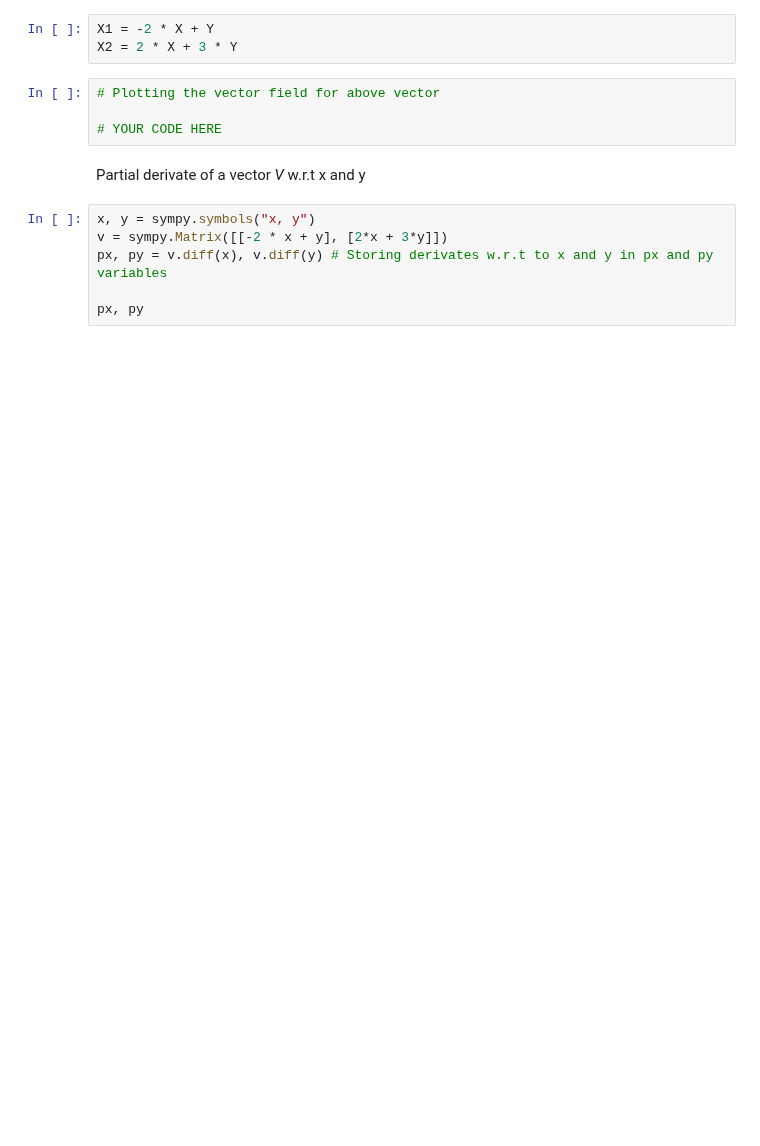
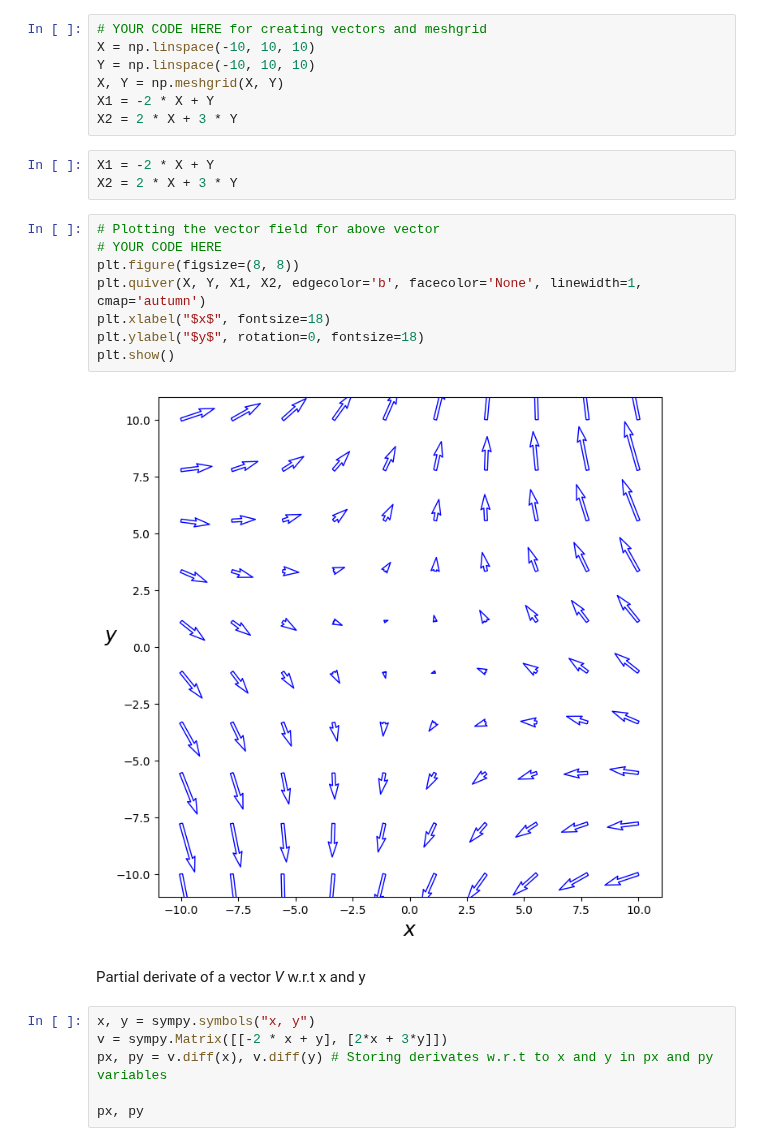
Before and after one commit to deepakk7195/IISC_CDS_DS, a Jupyter notebook: M1_AST_05_VectorCalculus_A.ipynb, the cells around one changed output. Saved outputs shown, nothing was run; the diff lists cells and outputs as text; blank space fills up the shorter version.

```diff
--- a/M1_AST_05_VectorCalculus_A.ipynb
+++ b/M1_AST_05_VectorCalculus_A.ipynb
@@ -563,10 +650,23 @@ Let's find the parital derivate of a vector field $\vec V(x,y) = \bigg [\begin{m
+# %%
+# YOUR CODE HERE for creating vectors and meshgrid
+X = np.linspace(-10, 10, 10)
+Y = np.linspace(-10, 10, 10)
+X, Y = np.meshgrid(X, Y)
+X1 = -2 * X + Y
+X2 = 2 * X + 3 * Y
 # %%
 X1 = -2 * X + Y
 X2 = 2 * X + 3 * Y
-# %%
-# Plotting the vector field for above vector
-
-# YOUR CODE HERE
+# %%
+# Plotting the vector field for above vector
+# YOUR CODE HERE
+plt.figure(figsize=(8, 8))
+plt.quiver(X, Y, X1, X2, edgecolor='b', facecolor='None', linewidth=1, cmap='autumn')
+plt.xlabel("$x$", fontsize=18)
+plt.ylabel("$y$", rotation=0, fontsize=18)
+plt.show()
+# %% [output]
+[figure, added]
 # %% [markdown]
 Partial derivate of a vector *V* w.r.t x and y
 # %%
```
Also changed, not shown: parts of 43 cells of this notebook.
